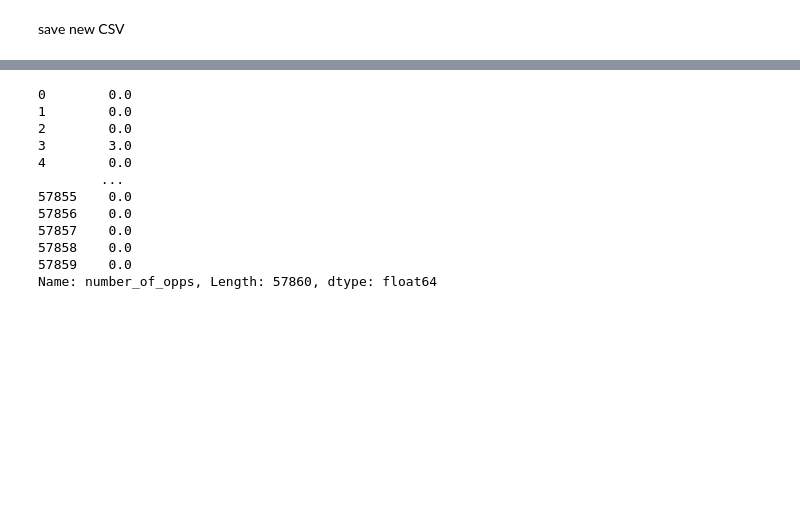
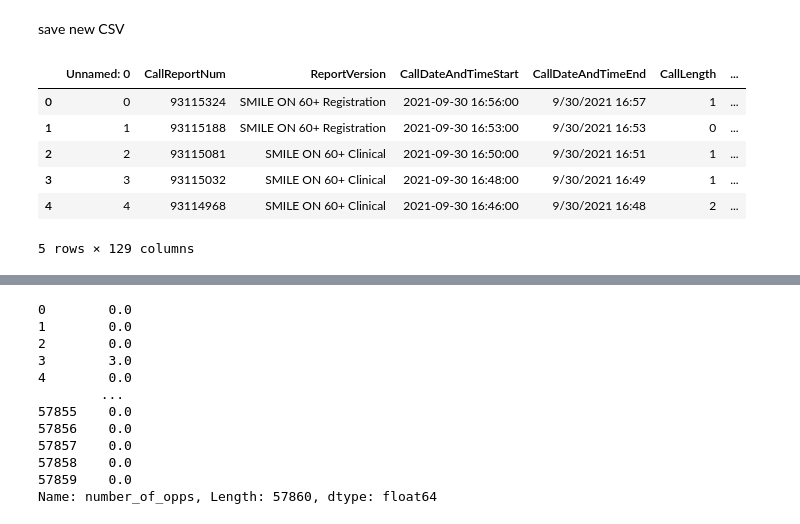
Before and after one commit to Jmiah789/smile-on-get_tootha_choppa, a Jupyter notebook: notebooks/1_cleanup.ipynb, the cells around one changed output, grey strips where cells are left out. Cells and saved outputs as stored; diff of their text form; code cells hidden in the pictures; blank space fills up the shorter version.

```diff
--- a/notebooks/1_cleanup.ipynb
+++ b/notebooks/1_cleanup.ipynb
@@ -240,6 +117,17 @@ ValueError: Could not interpret input 'master[10:20]'
 save new CSV
 # %%
 master.to_csv(r'C:\Users\jerem\Desktop\export_dataframe.csv')
+# %%
+master = pd.read_csv('../data/master.csv', low_memory=False)
+master.head()
+# %% [output]
+|  | Unnamed: 0 | CallReportNum | ReportVersion | CallDateAndTimeStart | CallDateAndTimeEnd | CallLength | ... |
+| 0 | 0 | 93115324 | SMILE ON 60+ Registration | 2021-09-30 16:56:00 | 9/30/2021 16:57 | 1 | ... |
+| 1 | 1 | 93115188 | SMILE ON 60+ Registration | 2021-09-30 16:53:00 | 9/30/2021 16:53 | 0 | ... |
+| 2 | 2 | 93115081 | SMILE ON 60+ Clinical | 2021-09-30 16:50:00 | 9/30/2021 16:51 | 1 | ... |
+| 3 | 3 | 93115032 | SMILE ON 60+ Clinical | 2021-09-30 16:48:00 | 9/30/2021 16:49 | 1 | ... |
+| 4 | 4 | 93114968 | SMILE ON 60+ Clinical | 2021-09-30 16:46:00 | 9/30/2021 16:48 | 2 | ... |
+5 rows × 129 columns
 # %%
 caller_num = master.groupby(['CallerNum'])
 # %%
```
Also changed, not shown: parts of 22 cells of this notebook.
